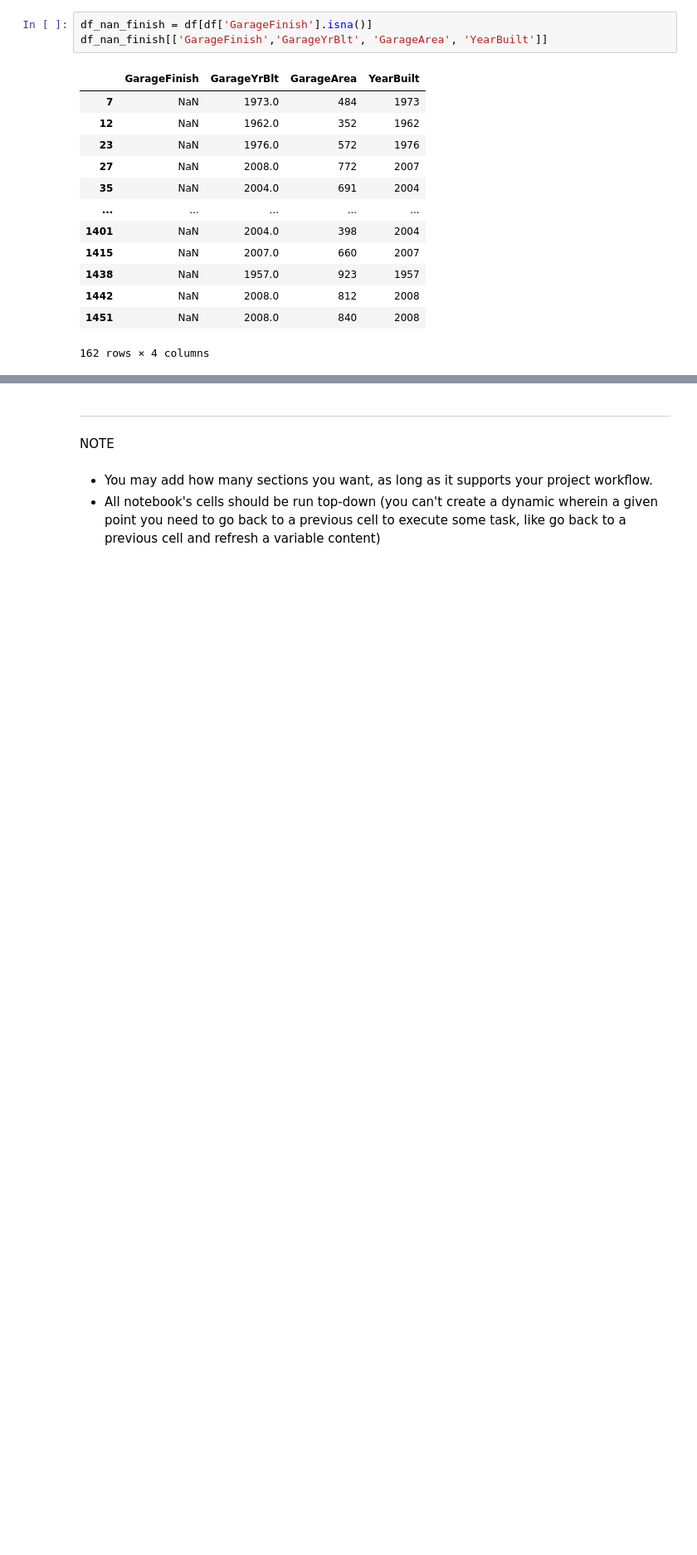
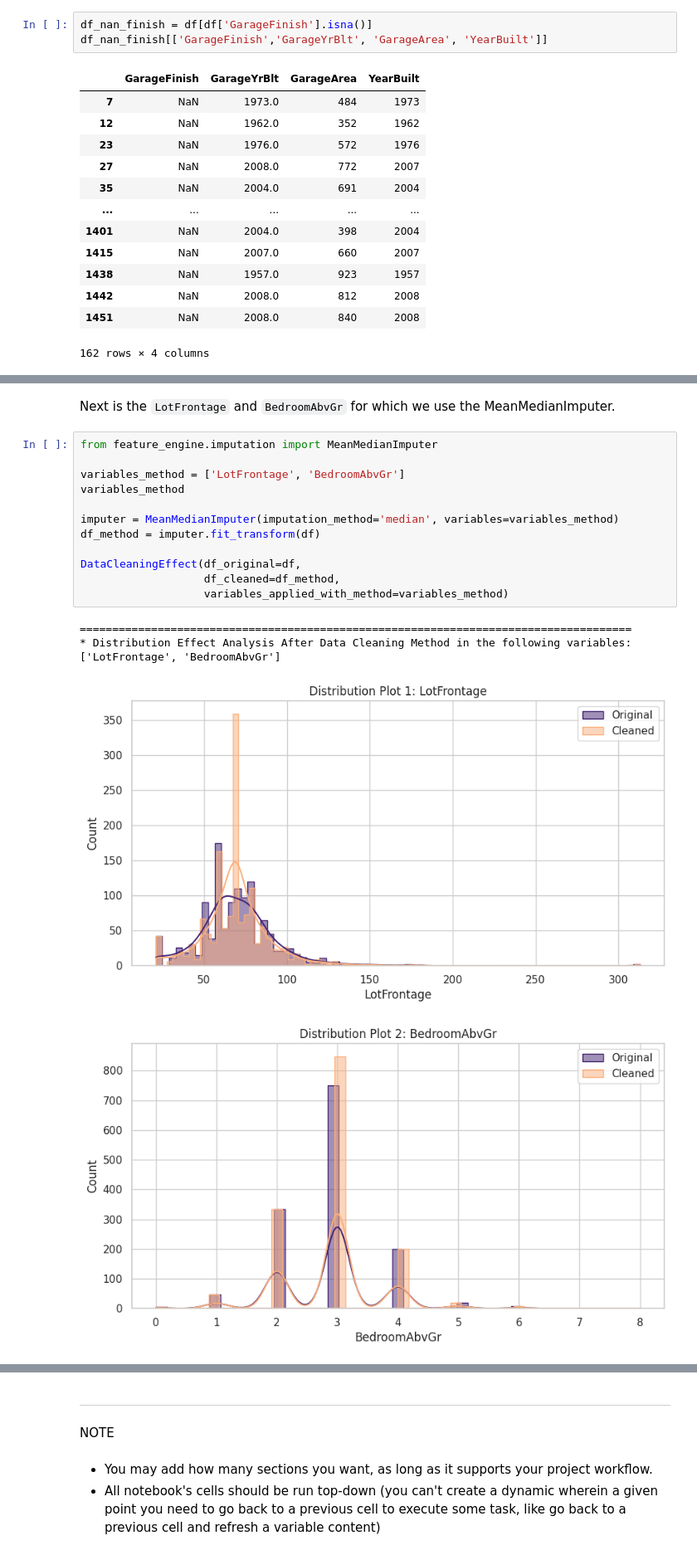
Before and after one commit to Samuel-Dainton/Heritage-Housing-Issues-P5, a Jupyter notebook: jupyter_notebooks/03 - Data Cleaning.ipynb, the cells around one changed output, grey strips where cells are left out. Shown at 83% size. Drawn from its saved outputs; the diff is of its cells as text; blank space fills up the shorter version.

```diff
--- a/jupyter_notebooks/03 - Data Cleaning.ipynb
+++ b/jupyter_notebooks/03 - Data Cleaning.ipynb
@@ -393,0 +361,20 @@ df[['YearBuilt', 'GarageYrBlt']]
+# %% [markdown]
+Next is the `LotFrontage` and `BedroomAbvGr` for which we use the MeanMedianImputer.
+# %%
+from feature_engine.imputation import MeanMedianImputer
+
+variables_method = ['LotFrontage', 'BedroomAbvGr']
+variables_method
+
+imputer = MeanMedianImputer(imputation_method='median', variables=variables_method)
+df_method = imputer.fit_transform(df)
+
+DataCleaningEffect(df_original=df,
+                   df_cleaned=df_method,
+                   variables_applied_with_method=variables_method)
+# %% [output]
+=====================================================================================
+* Distribution Effect Analysis After Data Cleaning Method in the following variables:
+['LotFrontage', 'BedroomAbvGr']
+[figure, added]
+[figure, added]
```
Also changed, not shown: parts of 41 cells of this notebook.
